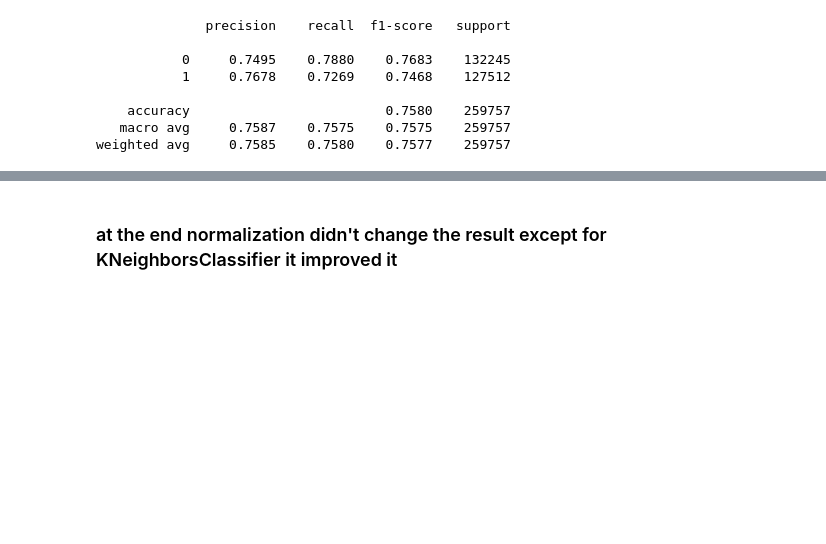
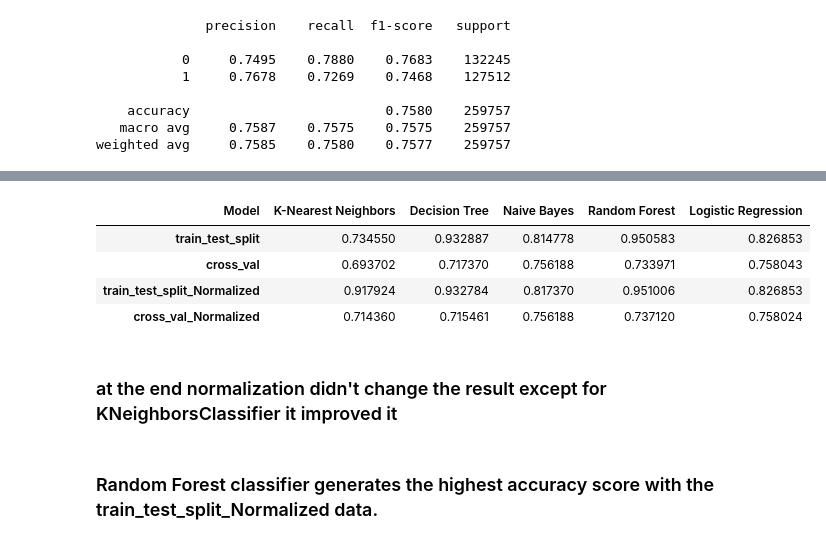
Before and after one commit to GhadahMajid/Project3, a Jupyter notebook: Project_3_Notebook.ipynb, the cells around one changed output, grey strips where cells are left out. Saved outputs shown, nothing was run; the diff lists cells and outputs as text; code cells hidden in the pictures; blank space fills up the shorter version.

```diff
--- a/Project_3_Notebook.ipynb
+++ b/Project_3_Notebook.ipynb
@@ -600,0 +641,9 @@ weighted avg     0.7150    0.7144    0.7139    259757
+# %%
+classifier = GaussianNB(var_smoothing = 1e-09)
+predictions = cross_val_predict(classifier, X, y, cv = 5)
+CV_scoresN.append({
+        'Model': 'Naive Bayes',
+        'Acuracy': accuracy_score(y,predictions),
+        'Confusion_matrix': confusion_matrix(y,predictions)
+    })
+print(classification_report(y, predictions, digits=4))
@@ -619,2 +745,19 @@ weighted avg     0.7585    0.7580    0.7577    259757
+# %%
+data2 = {'Model': df_CV['Model'],
+        'train_test_split': df_TTS['Acuracy'],
+        'cross_val': df_CV['Acuracy'],
+        'train_test_split_Normalized':df_train_test_splitN['Acuracy'],
+        'cross_val_Normalized': df_CVN['Acuracy']
+       }
+comparisionTable = pd.DataFrame(data2).set_index('Model').T
+comparisionTable
+# %% [output]
+| Model | K-Nearest Neighbors | Decision Tree | Naive Bayes | Random Forest | Logistic Regression |
+| train_test_split | 0.734550 | 0.932887 | 0.814778 | 0.950583 | 0.826853 |
+| cross_val | 0.693702 | 0.717370 | 0.756188 | 0.733971 | 0.758043 |
+| train_test_split_Normalized | 0.917924 | 0.932784 | 0.817370 | 0.951006 | 0.826853 |
+| cross_val_Normalized | 0.714360 | 0.715461 | 0.756188 | 0.737120 | 0.758024 |
 # %% [markdown]
 ### at the end normalization didn't change the result except for KNeighborsClassifier it improved it
+# %% [markdown]
+### Random Forest classifier generates the highest accuracy score with the train_test_split_Normalized data.
```
Also changed, not shown: parts of 32 cells of this notebook.
